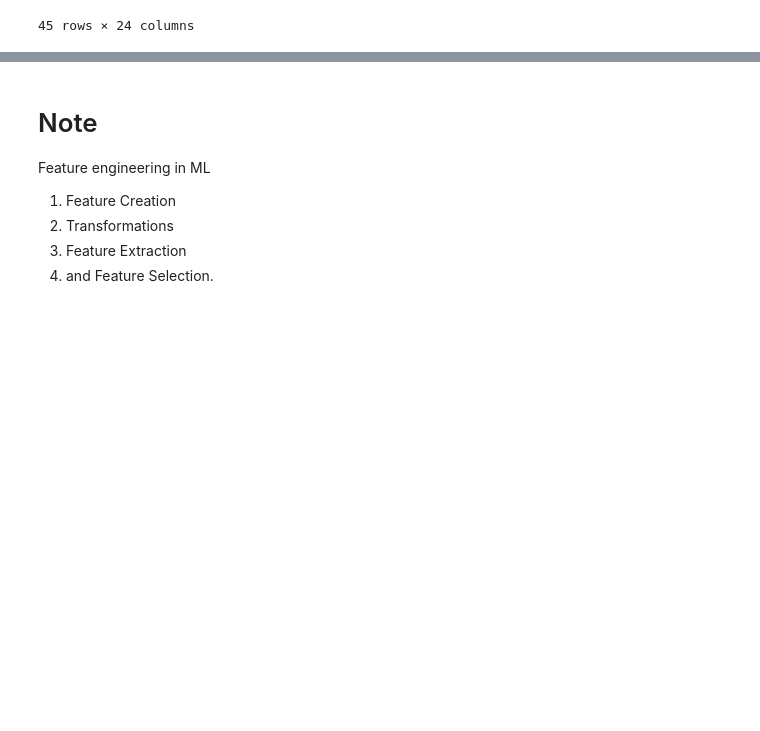
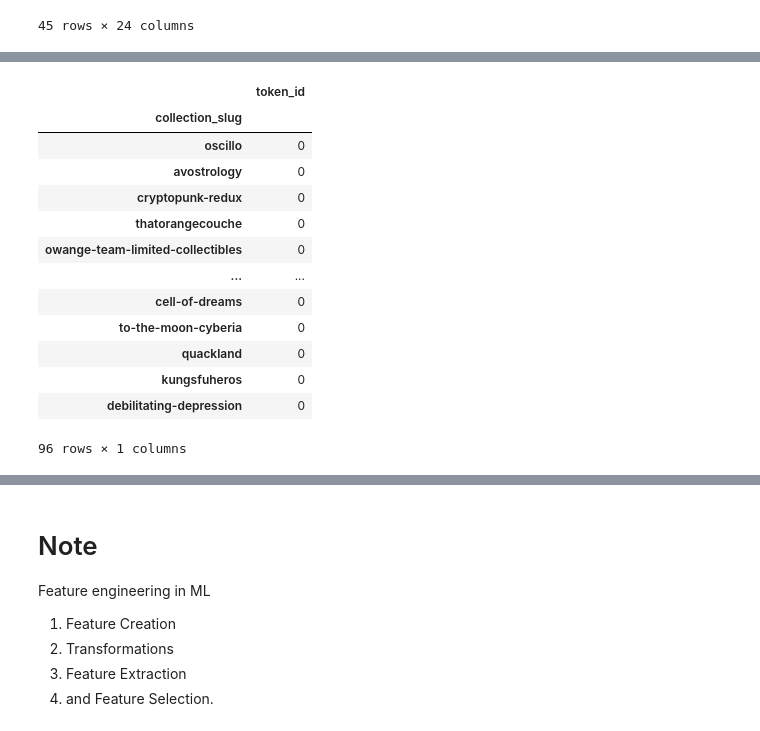
Before and after one commit to Cryptoro-DAO/OpenSea-API-crawler, a Jupyter notebook: Wallets Feature Engineering.ipynb, the cells around one changed output, grey strips where cells are left out. Saved outputs shown, nothing was run; the diff lists cells and outputs as text; code cells hidden in the pictures; blank space fills up the shorter version.

```diff
--- a/Wallets Feature Engineering.ipynb
+++ b/Wallets Feature Engineering.ipynb
@@ -748,0 +780,17 @@ wallets[wallets.token_seller_address == "0xfffa6fc6acc3dbe04b175862376f1c5ff88cf
+# %%
+df.query('token_id < 1')
+# %% [output]
+|  | token_id |
+| collection_slug |  |
+| oscillo | 0 |
+| avostrology | 0 |
+| cryptopunk-redux | 0 |
+| thatorangecouche | 0 |
+| owange-team-limited-collectibles | 0 |
+| ... | ... |
+| cell-of-dreams | 0 |
+| to-the-moon-cyberia | 0 |
+| quackland | 0 |
+| kungsfuheros | 0 |
+| debilitating-depression | 0 |
+96 rows × 1 columns
```
Also changed, not shown: parts of 6 cells of this notebook, 1 other file.
